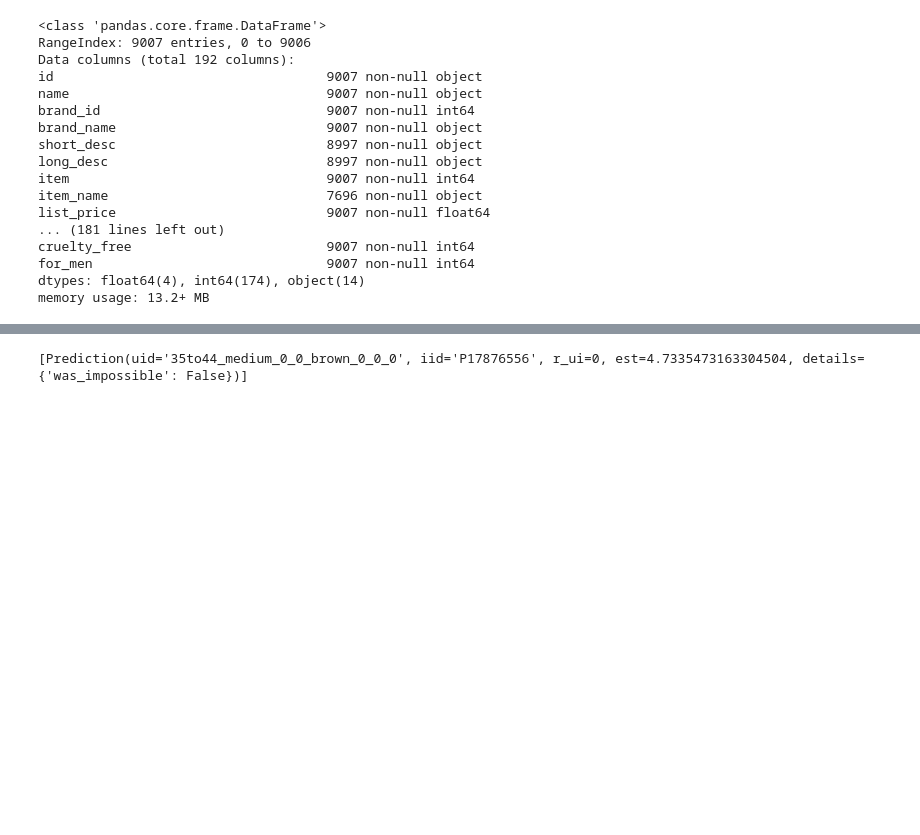
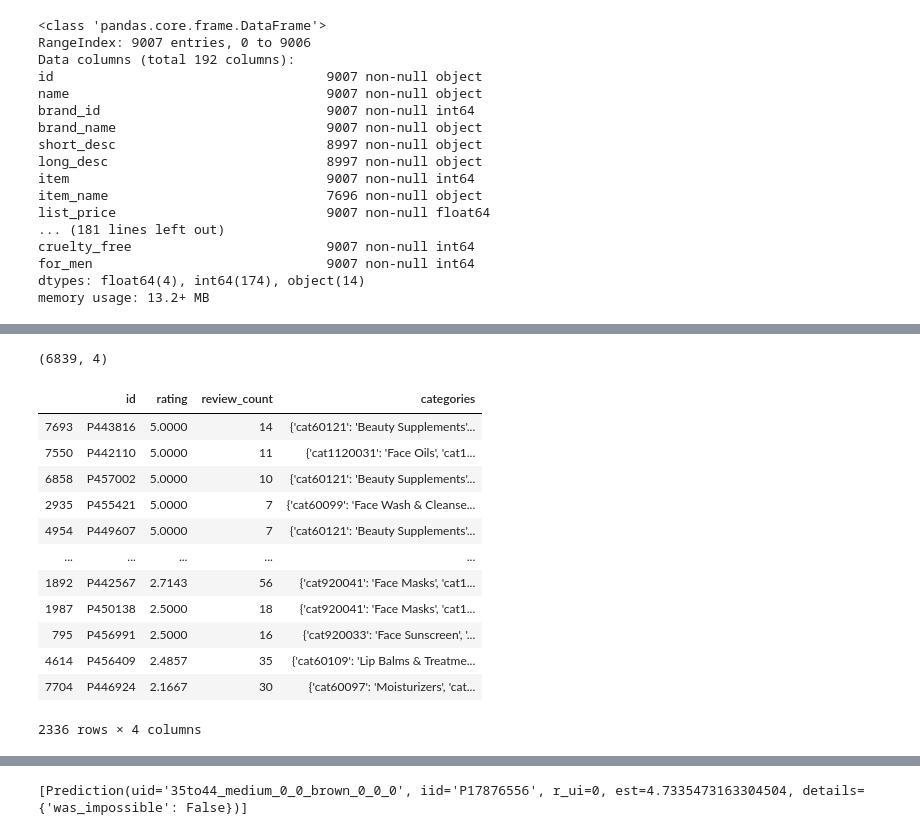
Before and after one commit to valmadrid/Gift-Recommendation, a Jupyter notebook: 2_3_Recommender_System.ipynb, the cells around one changed output, grey strips where cells are left out. Drawn from its saved outputs; the diff is of its cells as text; code cells hidden in the pictures; blank space fills up the shorter version.

```diff
--- a/2_3_Recommender_System.ipynb
+++ b/2_3_Recommender_System.ipynb
@@ -180,3 +68,3 @@ memory usage: 157.9+ MB
 # %%
 df = pd.read_csv("user_item_rating_raw.csv")
-df
+df = df[["uid", "author_id", "product_id", "rating"]].copy()
@@ -307,0 +74,25 @@ cv_results
+# %%
+products_short = products[products.id.isin(product_ids)][[
+                        "id", "rating", "review_count", "categories"
+                    ]].copy().sort_values(["rating", "review_count"], ascending=False)
+
+products_short.shape
+# %% [output]
+(6839, 4)
+# %%
+skincare = products_short[(products_short.categories.str.contains("cat150006", na=False))].copy()
+skincare
+# %% [output]
+|  | id | rating | review_count | categories |
+| 7693 | P443816 | 5.0000 | 14 | {'cat60121': 'Beauty Supplements'... |
+| 7550 | P442110 | 5.0000 | 11 | {'cat1120031': 'Face Oils', 'cat1... |
+| 6858 | P457002 | 5.0000 | 10 | {'cat60121': 'Beauty Supplements'... |
+| 2935 | P455421 | 5.0000 | 7 | {'cat60099': 'Face Wash & Cleanse... |
+| 4954 | P449607 | 5.0000 | 7 | {'cat60121': 'Beauty Supplements'... |
+| ... | ... | ... | ... | ... |
+| 1892 | P442567 | 2.7143 | 56 | {'cat920041': 'Face Masks', 'cat1... |
+| 1987 | P450138 | 2.5000 | 18 | {'cat920041': 'Face Masks', 'cat1... |
+| 795 | P456991 | 2.5000 | 16 | {'cat920033': 'Face Sunscreen', '... |
+| 4614 | P456409 | 2.4857 | 35 | {'cat60109': 'Lip Balms & Treatme... |
+| 7704 | P446924 | 2.1667 | 30 | {'cat60097': 'Moisturizers', 'cat... |
+2336 rows × 4 columns
```
Also changed, not shown: parts of 32 cells of this notebook, 2 other files.
